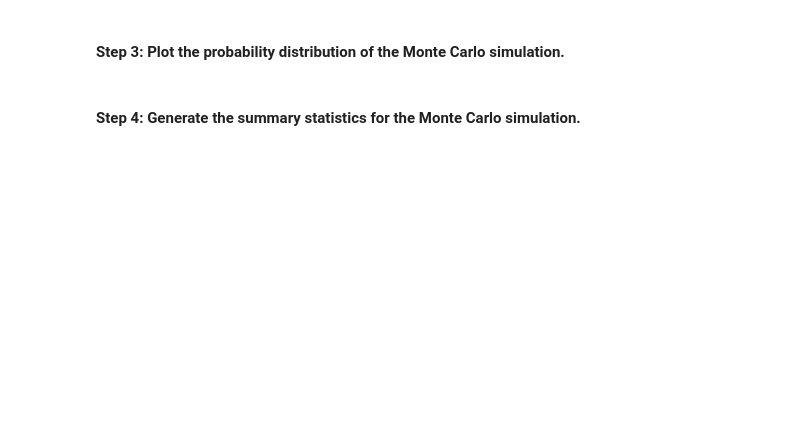
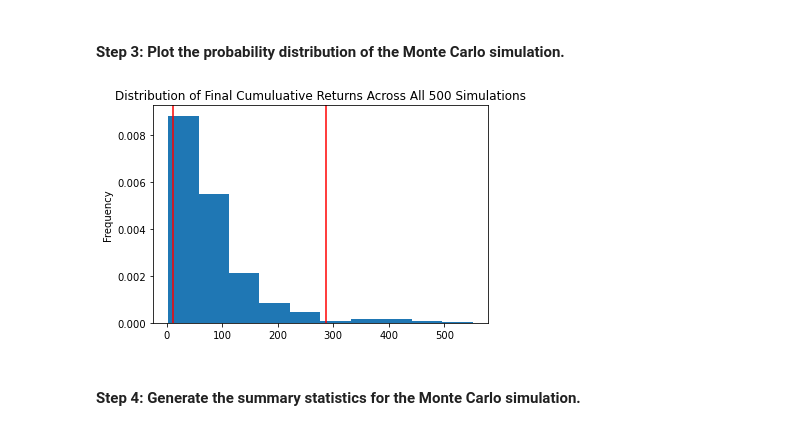
Before and after one commit to codan81/Financial-_Planner, a Jupyter notebook: financial_planning_tools.ipynb, the cells around one changed output. Drawn from its saved outputs; the diff is of its cells as text; code cells hidden in the pictures; blank space fills up the shorter version.

```diff
--- a/financial_planning_tools.ipynb
+++ b/financial_planning_tools.ipynb
@@ -438,7 +530,9 @@ In this section, you’ll use the MCForecastTools library to create a Monte Carl
 # %%
 # Visualize the probability distribution of the 30-year Monte Carlo simulation
 # by plotting a histogram
-# YOUR CODE HERE
+MC_sim_dist_plot = MC_30_year.plot_distribution()
+# %% [output]
+[figure, added]
 # %% [markdown]
 #### Step 4: Generate the summary statistics for the Monte Carlo simulation.
 # %%
```
Also changed, not shown: parts of 38 cells of this notebook.
